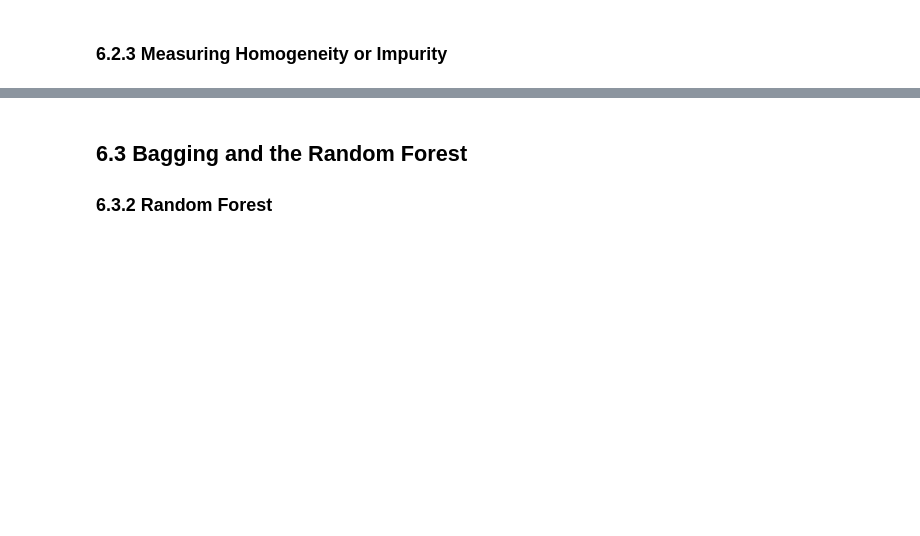
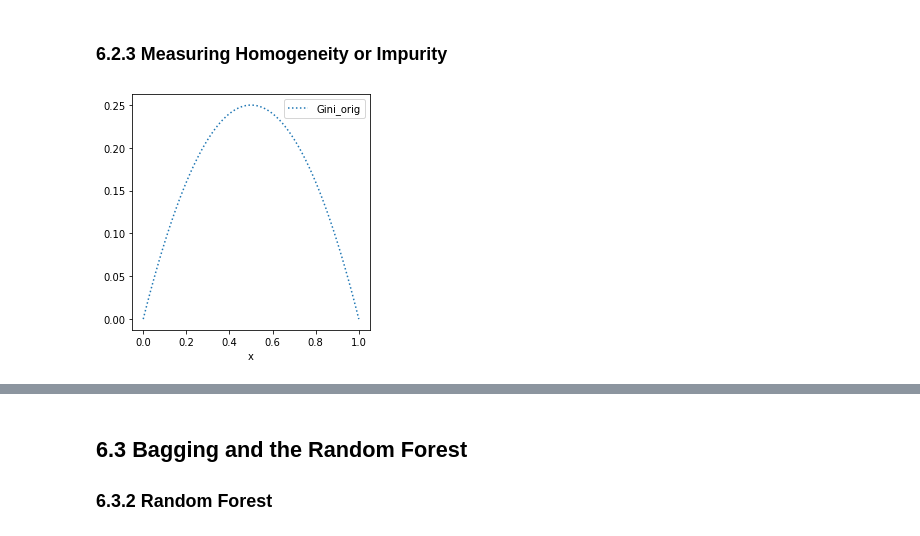
Before and after one commit to young-hwanlee/my-practical-statistics-for-data-scientists, a Jupyter notebook: Chapter_6_Statistical_Machine_Learning.ipynb, the cells around one changed output, grey strips where cells are left out. Saved outputs shown, nothing was run; the diff lists cells and outputs as text; code cells hidden in the pictures; blank space fills up the shorter version.

```diff
--- a/Chapter_6_Statistical_Machine_Learning.ipynb
+++ b/Chapter_6_Statistical_Machine_Learning.ipynb
@@ -396,3 +475,18 @@ def entropyFunction(x):
 
 def giniFunction(x):
     return x * (1 - x)
+# %%
+x = np.linspace(0, 1.0, 100)
+
+impure = pd.DataFrame({
+    'x': x,
+    'Gini_orig': [giniFunction(xi) for xi in x]
+})
+
+fig, ax = plt.subplots(figsize=(4, 4))
+impure.plot(x='x', y='Gini_orig', ax=ax, linestyle=':')
+
+plt.tight_layout()
+plt.show()
+# %% [output]
+[figure, added]
```
Also changed, not shown: parts of 12 cells of this notebook.
